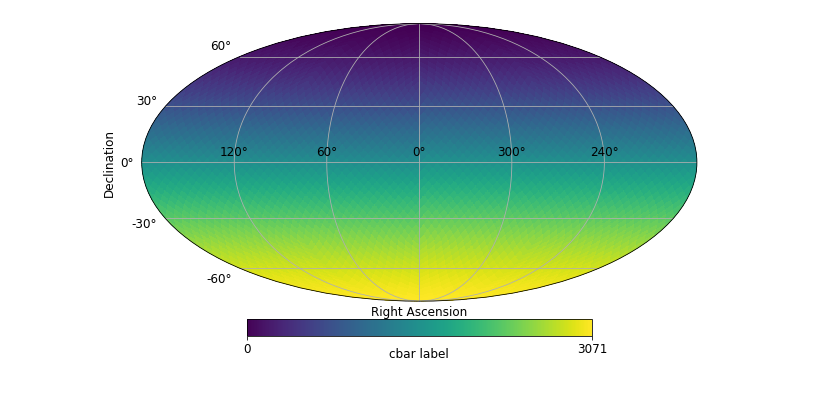
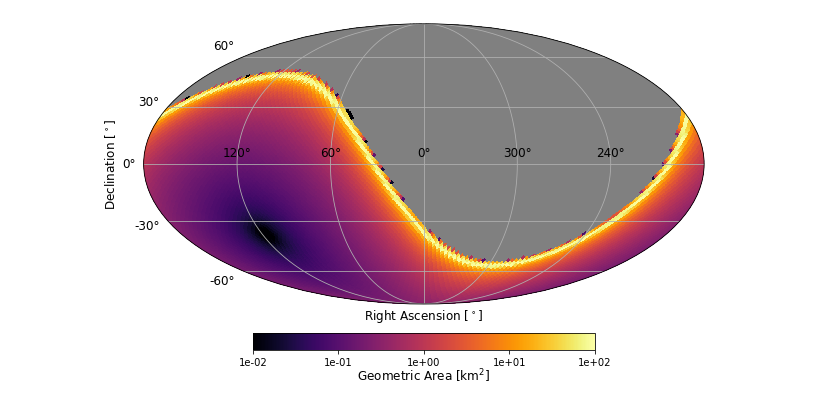
Before and after one commit to azeolla/marmots, a Jupyter notebook: Untitled.ipynb, the cells around one changed output. Saved outputs shown, nothing was run; the diff lists cells and outputs as text; code cells hidden in the pictures.

```diff
--- a/Untitled.ipynb
+++ b/Untitled.ipynb
@@ -83,14 +0,0 @@ ra = phi
-# %%
-hp.projview(
-    m,
-    coord=["E"],
-    graticule=True,
-    graticule_labels=True,
-    unit="cbar label",
-    xlabel="Right Ascension",
-    ylabel="Declination",
-    cb_orientation="horizontal",
-    projection_type="mollweide",
-);
-# %% [output]
-[figure, removed]
@@ -96,0 +5,26 @@ hp.projview(
+# %%
+m = hp.read_map("/home/avz5228/sim_results/sims/marmots/geometric.FITS")
+# %%
+hp.projview(
+    m,
+    format='%0.0e',
+    coord=["E"],
+    graticule=True,
+    graticule_labels=True,
+    cmap="inferno",
+    unit=r"Geometric Area [km$^2$]",
+    xlabel=r"Right Ascension $[^\circ]$",
+    ylabel=r"Declination $[^\circ]$",
+    min=1e-2,
+    #max = 100,
+    norm="log",
+    cbar_ticks = np.logspace(-2, 2, 5),
+    #show_tickmarkers=True,
+    cb_orientation="horizontal",
+    projection_type="mollweide",
+    override_plot_properties={"cbar_pad":0.08},
+    extend="neither",
+);
+plt.tight_layout()
+# %% [output]
+[figure, added]
```
Also changed, not shown: parts of 50 cells of this notebook, 18 other files.
